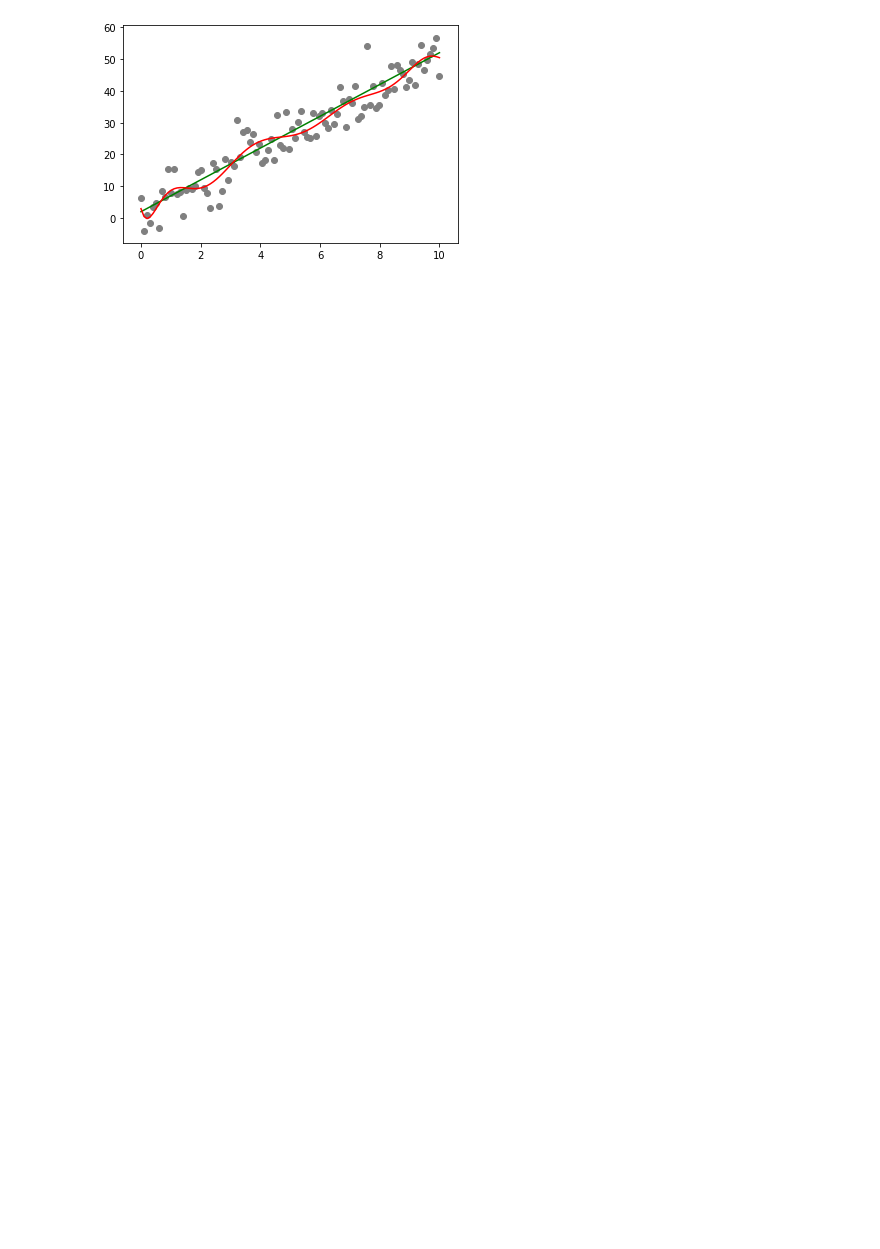
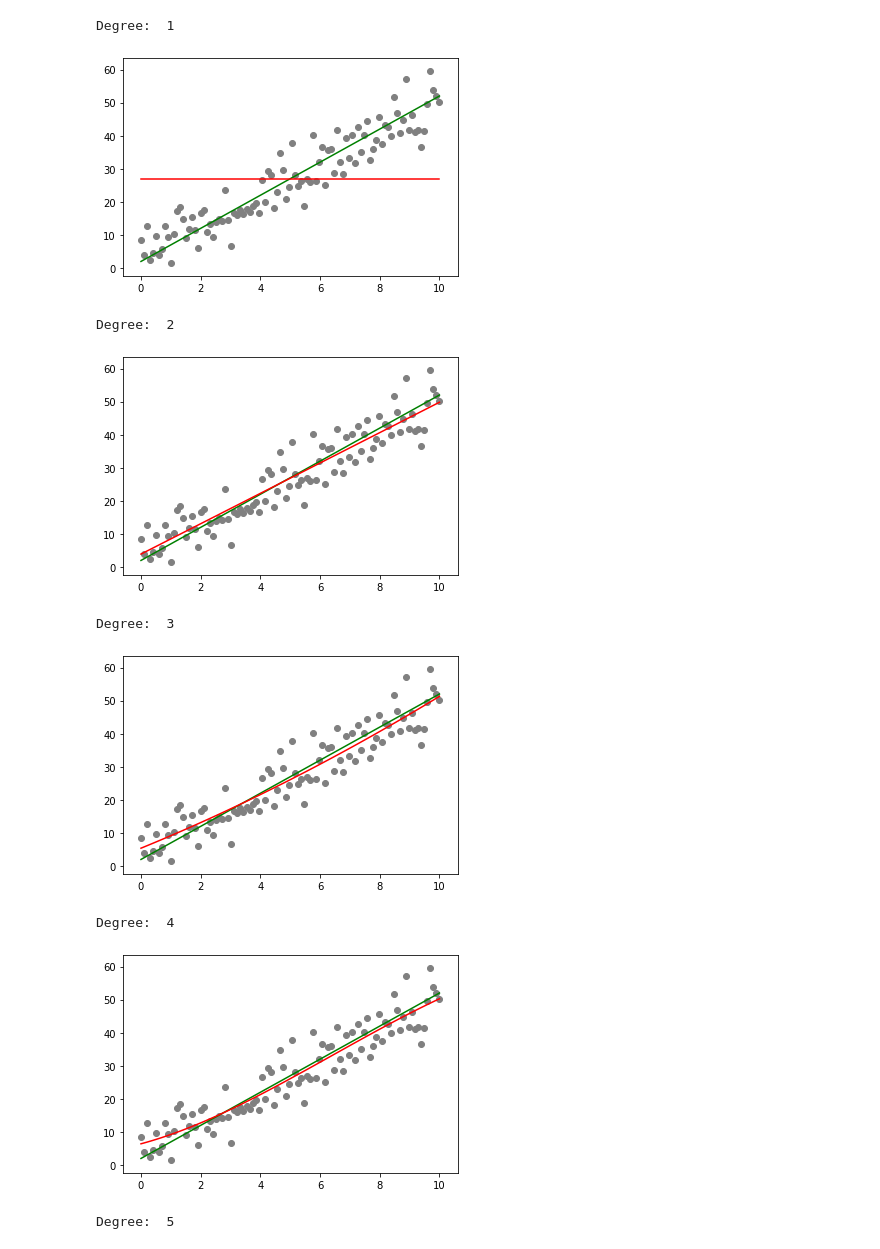
Before and after one commit to AnkitDimri/Machine-Learning, a Jupyter notebook: Linear-regression-sine-matrix.ipynb, the cells around one changed output. Cells and saved outputs as stored; diff of their text form; code cells hidden in the pictures; blank space fills up the shorter version.

```diff
--- a/Linear-regression-sine-matrix.ipynb
+++ b/Linear-regression-sine-matrix.ipynb
@@ -16,6 +34,8 @@ plt.scatter (x, y)
 y_true = np.sin (x) + np.random.normal (0,0.09, 10)
 # %%
+# Plot the real data (noised) with respect to actual sine function
 plt.scatter (x, y_true)
-plt.plot (x, np.sin (x), color = "red")
+val = np.linspace (0,2*np.pi, 100)
+plt.plot (val, np.sin (val), color = "red")
 plt.show ()
 # %% [output]
@@ -23,10 +45,12 @@ plt.show ()
 # %%
-def data (x, o):
+# General functiont with take x data matrix of D dimension and o order to create a M dimension data natrix X
+
+def data (x, m):
 
     df = []
     for i in x:
         z = []
-        for j in range (o):
+        for j in range (m):
             z.append (i**j)
         df.append (z)
 
@@ -57,9 +90,11 @@ def find_weights (X, Y):
 # %%
-def linear_regression (x, y, o):
+def linear_regression (x, y, m):
 
-    df = data (x, o)
+    df = data (x, m)
     w = find_weights (df.values, y)
 
     plt.scatter (x, y, color = "grey")
     val = np.linspace (min (x), max(x), 100)
-    plt.plot (val, np.matmul (data (val, o).values, w), color = "red")
+    plt.plot (val, np.matmul (data (val, m).values, w), color = "red")
+
+    return w
@@ -82,5 +128,20 @@ t = 5*dat + 2 + np.random.normal (0, 5, 100)
 # %%
-plt.plot (dat, 5*dat + 2, color = "green")
-linear_regression (dat, t, 11)
+for i in range (1, 13):
+    print ("\n\n")
+    print ("Degree: ", i)
+    # Actual line
+    plt.plot (dat, 5*dat + 2, color = "green")
+
+    # Derived line
+    linear_regression (dat, t, i)
+    plt.show ()
 # %% [output]
+Degree:  1
-[figure, old version]
+[figure, new version]
+Degree:  2
+[figure, added]
+Degree:  3
+[figure, added]
+Degree:  4
+[figure, added]
+Degree:  5
```
Also changed, not shown: parts of 23 cells of this notebook.
